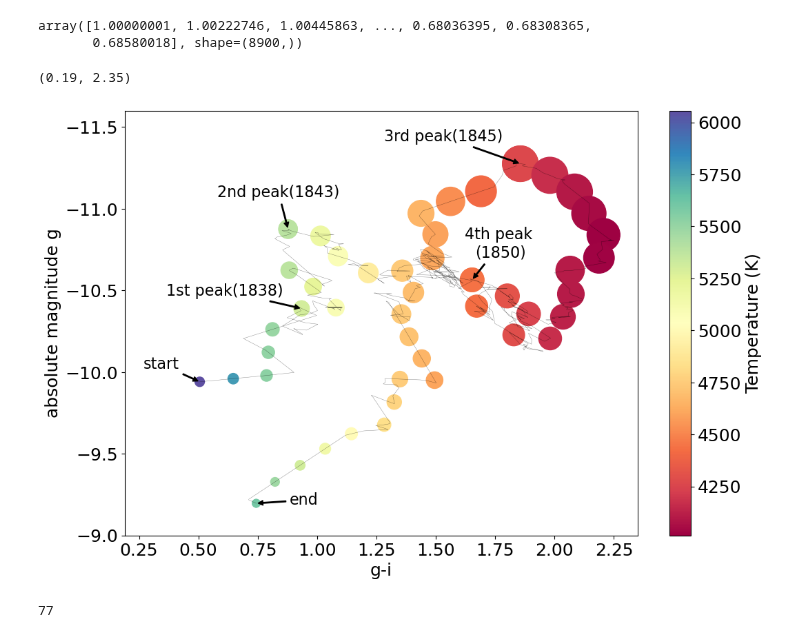
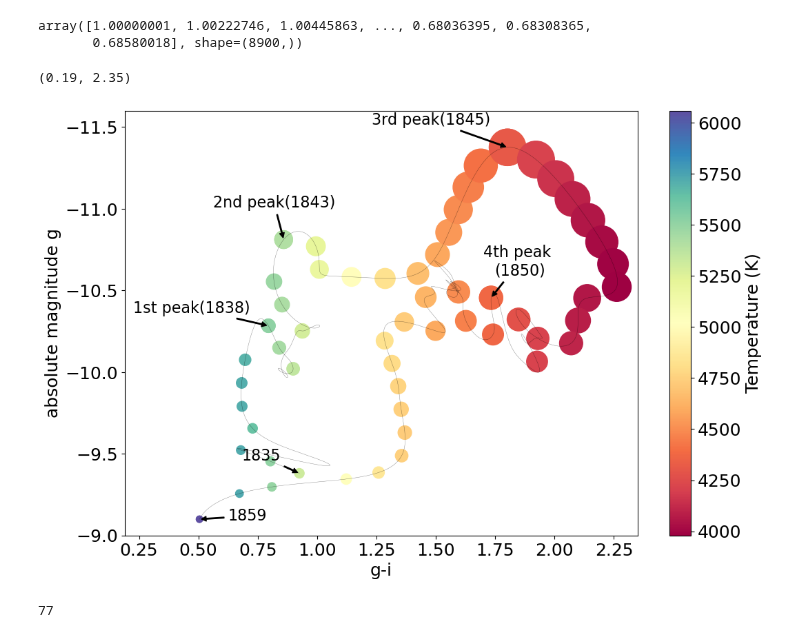
Before and after one commit to xiaolng/EtaCarEchoes, a Jupyter notebook: old_vers1/plot_lc.ipynb, the cells around one changed output. Drawn from its saved outputs; the diff is of its cells as text; code cells hidden in the pictures.

Commit message:
update plot_lc

```diff
--- a/old_vers1/plot_lc.ipynb
+++ b/old_vers1/plot_lc.ipynb
@@ -20,5 +20,3 @@ plt.rcParams['xtick.labelsize'] = 18    # size of tick labels
 plt.rcParams['ytick.labelsize'] = 18
 
 plt.rcParams['legend.fontsize'] = 18
-# %%
-plt.rcParams
@@ -45,10 +32,19 @@ RcParams({'_internal.classic_mode': False,
 # %%
 ### Read in Models
-lcpath = './data/'
-LCm2_i = pd.read_csv(lcpath +'M2_iEtaCarLC.csv')
-LCm2_g = pd.read_csv(lcpath +'M2_gEtaCarLC.csv')
-LCm2_r = pd.read_csv(lcpath +'M2_rEtaCarLC.csv')
-LCm2_z = pd.read_csv(lcpath +'M2_zEtaCarLC.csv')
+#lcpath = './data/'
+lcpath = '../python_fitting/LC_tables/models/'
+
+# before gaussian processing
+#LCm2_i = pd.read_csv(lcpath +'M2_iEtaCarLC.csv')
+#LCm2_g = pd.read_csv(lcpath +'M2_gEtaCarLC.csv')
+#LCm2_r = pd.read_csv(lcpath +'M2_rEtaCarLC.csv')
+#LCm2_z = pd.read_csv(lcpath +'M2_zEtaCarLC.csv')
+
+# new model using gaussian processing
+LCm2_i = pd.read_csv(lcpath +'iLC_m2.csv')
+LCm2_g = pd.read_csv(lcpath +'gLC_m2.csv')
+LCm2_r = pd.read_csv(lcpath +'rLC_m2.csv')
+LCm2_z = pd.read_csv(lcpath +'zLC_m2.csv')
 # %%
 LCm2_i
 # %% [output]
@@ -901,7 +918,7 @@ y_first = abs_mag_i[0]
 
 #plt.scatter(x_first, y_first, s=R_ec[0]/5, color=colors[0]);
 
-plt.annotate('start', fontsize=16,
+plt.annotate('1835', fontsize=16,
             xy=(x_first, y_first), xycoords='data',
             xytext=(-40, 10), textcoords='offset points',
             arrowprops=dict(facecolor='black', arrowstyle='simple, head_length=1, head_width=1', mutation_scale=5),
@@ -1011,7 +1028,7 @@ x_last = color_gi[-1]
 y_last = abs_mag_i[-1]
 #plt.scatter(x_last, y_last, s=R_ec[-1]/5, color=colors[-1]);
 
-plt.annotate('end', fontsize=16,
+plt.annotate('1859', fontsize=16,
             xy=(x_last, y_last), xycoords='data',
             xytext=(50, -5), textcoords='offset points',
             arrowprops=dict(facecolor='black', arrowstyle='simple, head_length=1, head_width=1', mutation_scale=5),
@@ -1038,34 +1055,34 @@ for color, color_gi_i, m_i, R_i, T_i in zip(colors[1:], color_gi[1:], abs_mag_i[
 
 color_gi_show_arr = np.array(color_gi_show)
 m_show_arr = np.array(m_show)
 
 R_show_arr = np.array(R_show)
 T_show_arr = np.array(T_show)
 
 #sc = plt.scatter(color_gi_show_arr_, m_show_arr_, s=R_show_arr/5, color=color_show);
 
 #sc = plt.scatter(color_gi_show_arr_, m_show_arr_, s=R_show_arr/5, c=T_, cmap=plt.cm.Spectral);
 
 
 
 sc = plt.scatter(color_gi_show_arr, m_show_arr, s=R_show_arr/5, c=T_show_arr, cmap=plt.cm.Spectral);
 
 cbar = plt.colorbar(sc, ax=plt.gca())
 #cbar.set_ticks([4000, 6000])
 cbar.set_label("Temperature (K)")
 #--------------------------------------------------
 plt.gca().invert_yaxis()
 #plt.gca().invert_xaxis()
 
 plt.xlabel('g-i');
 plt.ylabel('absolute magnitude g')
 
 plt.ylim([-9, -11.6])
 
 plt.xlim([0.19, 2.35])
 # %% [output]
 (0.19, 2.35)
-[figure, old version]
+[figure, new version]
 # %%
 len(R_show_arr)
 # %% [output]
```
Also changed, not shown: parts of 48 cells of this notebook.
